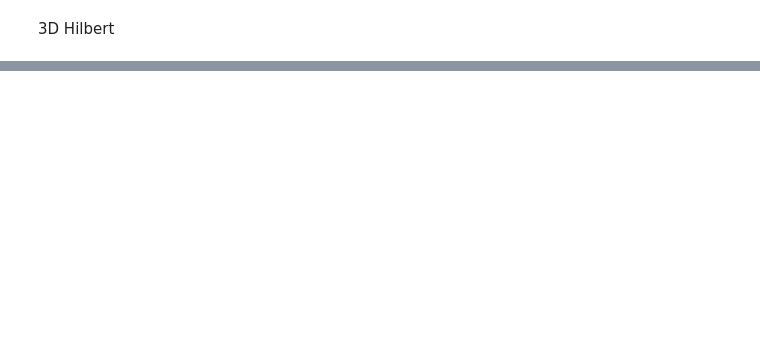
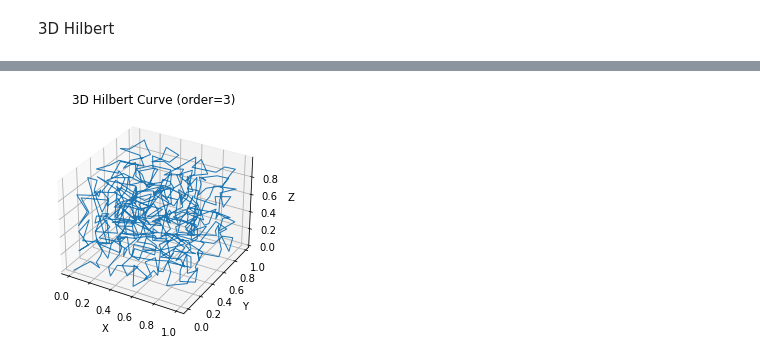
Before and after one commit to NIE0087/BP---prostor-vyplnujici-krivky, a Jupyter notebook: example.ipynb, the cells around one changed output, grey strips where cells are left out. Drawn from its saved outputs; the diff is of its cells as text; code cells hidden in the pictures; blank space fills up the shorter version.

```diff
--- a/example.ipynb
+++ b/example.ipynb
@@ -99,0 +114,5 @@ Octal L: [1, 4, 6, 3, 1, 4, 6, 3, 1, 4, 6, 3, 1, 4, 6]
+# %%
+hilbert = Hilbert3D(20)
+hilbert.plot_3d_hilbert(order=3, num_points=500)
+# %% [output]
+[figure, added]
```
Also changed, not shown: parts of 6 cells of this notebook, 1 other file.
